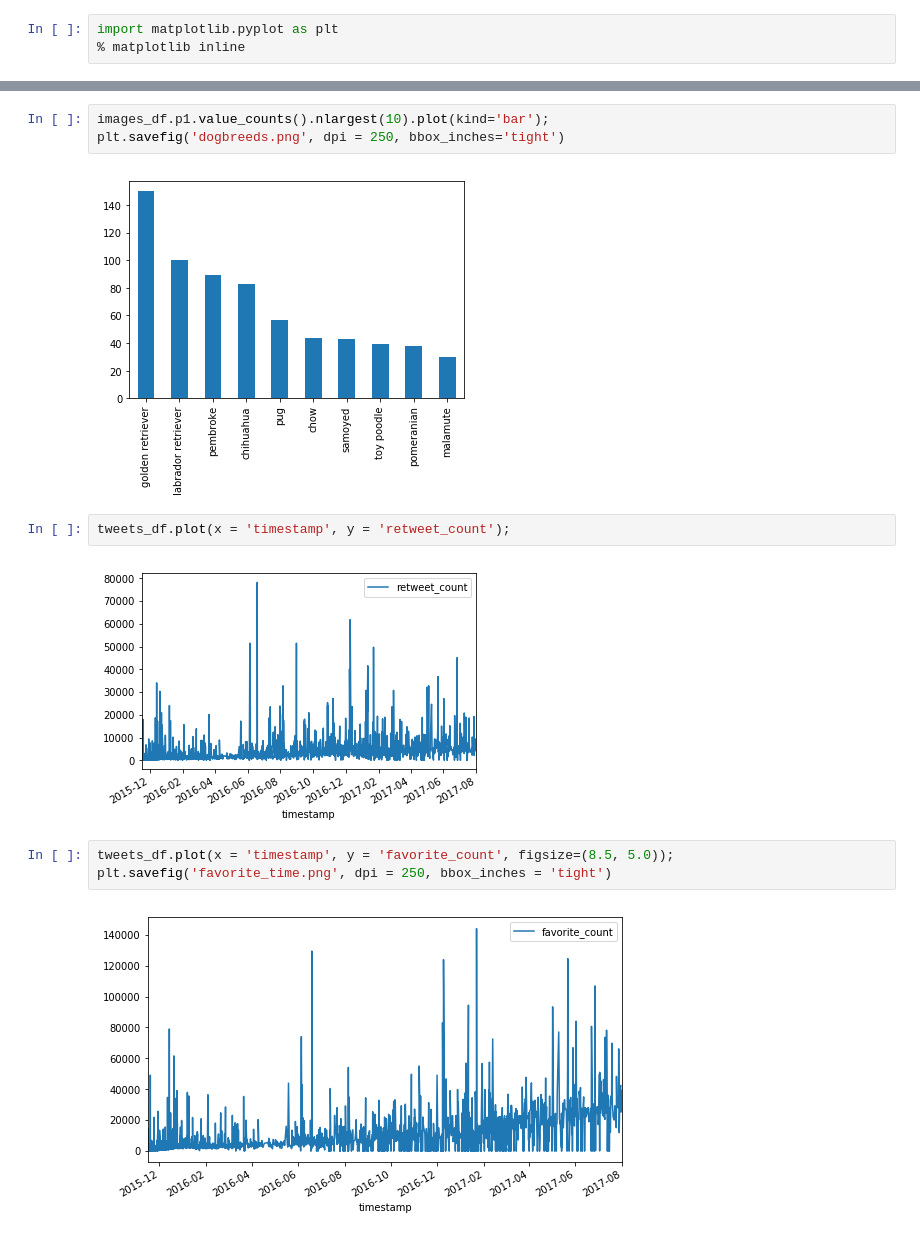
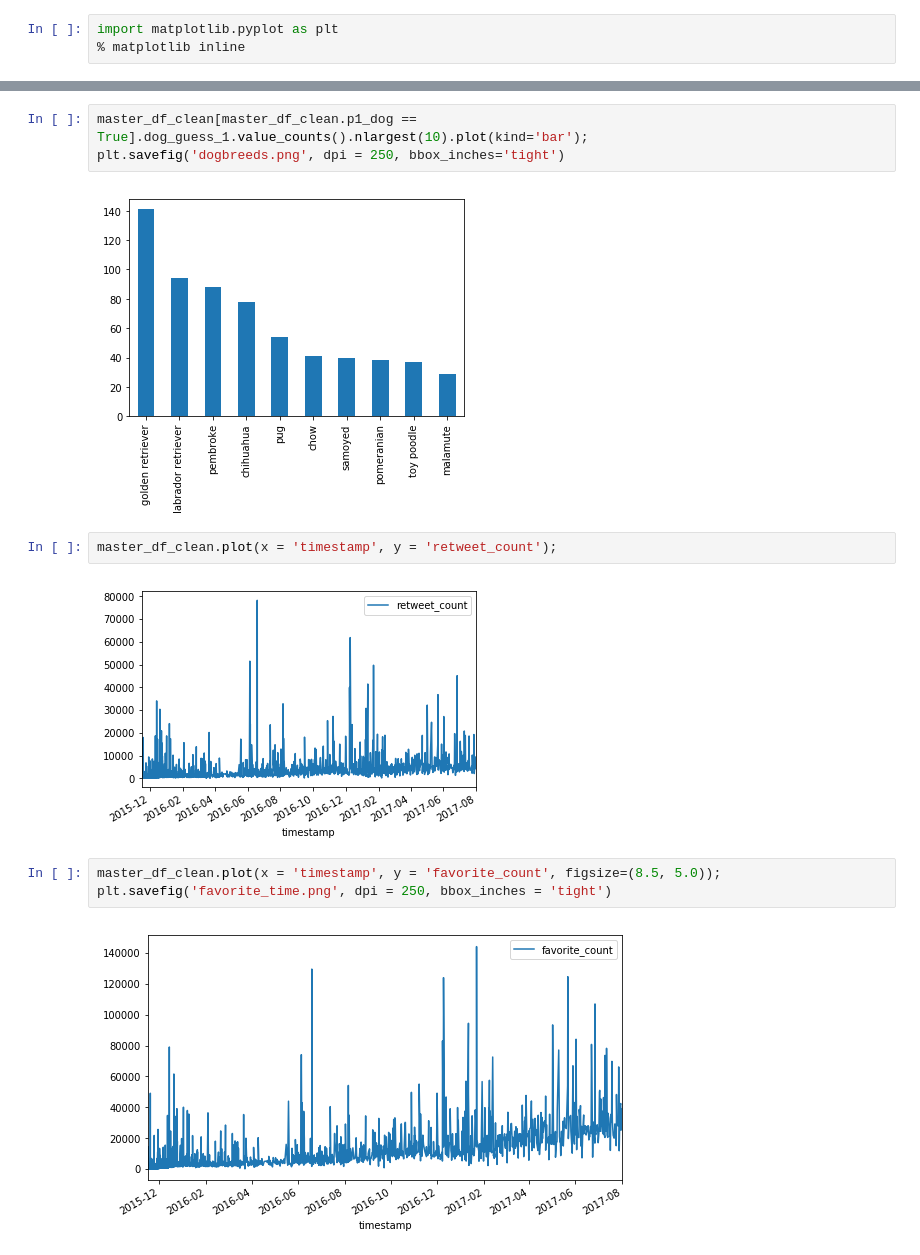
Before and after one commit to john-coletta/pupper-project, a Jupyter notebook: wrangle_act.ipynb, the cells around one changed output, grey strips where cells are left out. Drawn from its saved outputs; the diff is of its cells as text.

```diff
--- a/wrangle_act.ipynb
+++ b/wrangle_act.ipynb
@@ -610,14 +596,14 @@ tweets_df.groupby('dog_type')[['favorite_count', 'retweet_count']].describe()
 # %%
-images_df.p1.value_counts().nlargest(10).plot(kind='bar');
+master_df_clean[master_df_clean.p1_dog == True].dog_guess_1.value_counts().nlargest(10).plot(kind='bar');
 plt.savefig('dogbreeds.png', dpi = 250, bbox_inches='tight')
 # %% [output]
-[figure, old version]
+[figure, new version]
 # %%
-tweets_df.plot(x = 'timestamp', y = 'retweet_count');
+master_df_clean.plot(x = 'timestamp', y = 'retweet_count');
 # %% [output]
-[figure, old version]
+[figure, new version]
 # %%
-tweets_df.plot(x = 'timestamp', y = 'favorite_count', figsize=(8.5, 5.0));
+master_df_clean.plot(x = 'timestamp', y = 'favorite_count', figsize=(8.5, 5.0));
 plt.savefig('favorite_time.png', dpi = 250, bbox_inches = 'tight')
 # %% [output]
-[figure, old version]
+[figure, new version]
```
Also changed, not shown: parts of 8 cells of this notebook.
